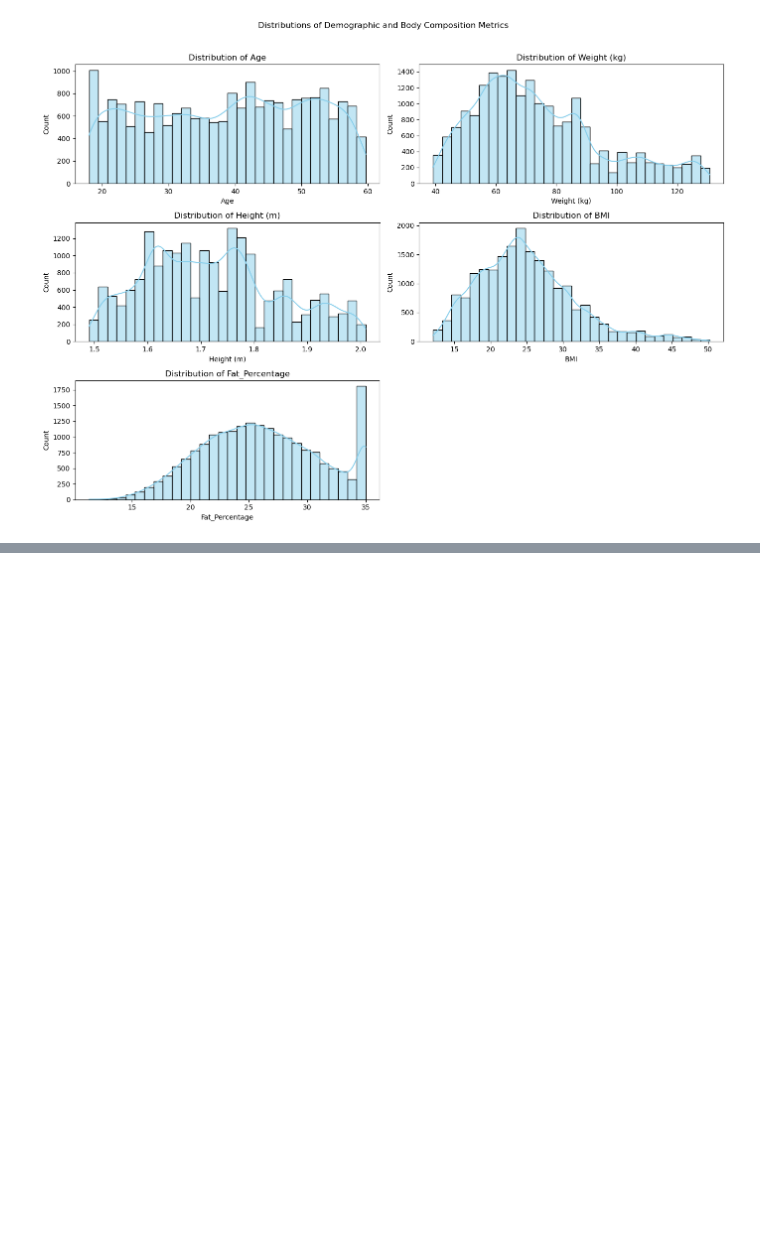
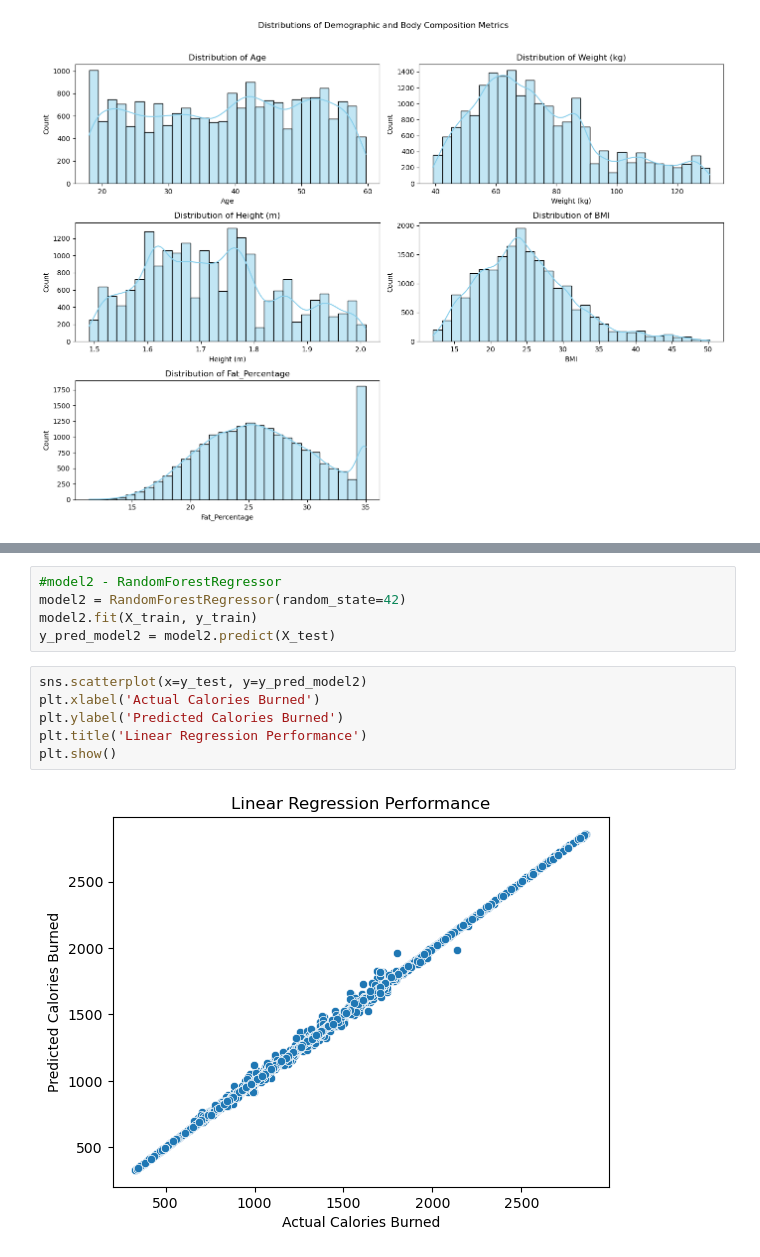
Before and after one commit to dishasanthosh/Group_2_IMT574, a Jupyter notebook: Group 2_Final Project_IMT 574.ipynb, the cells around one changed output, grey strips where cells are left out. Cells and saved outputs as stored; diff of their text form; blank space fills up the shorter version.

```diff
--- a/Group 2_Final Project_IMT 574.ipynb
+++ b/Group 2_Final Project_IMT 574.ipynb
@@ -89,0 +152,13 @@ plt.show()
+# %%
+#model2 - RandomForestRegressor
+model2 = RandomForestRegressor(random_state=42)
+model2.fit(X_train, y_train)
+y_pred_model2 = model2.predict(X_test)
+# %%
+sns.scatterplot(x=y_test, y=y_pred_model2)
+plt.xlabel('Actual Calories Burned')
+plt.ylabel('Predicted Calories Burned')
+plt.title('Linear Regression Performance')
+plt.show()
+# %% [output]
+[figure, added]
```
Also changed, not shown: parts of 13 cells of this notebook.
